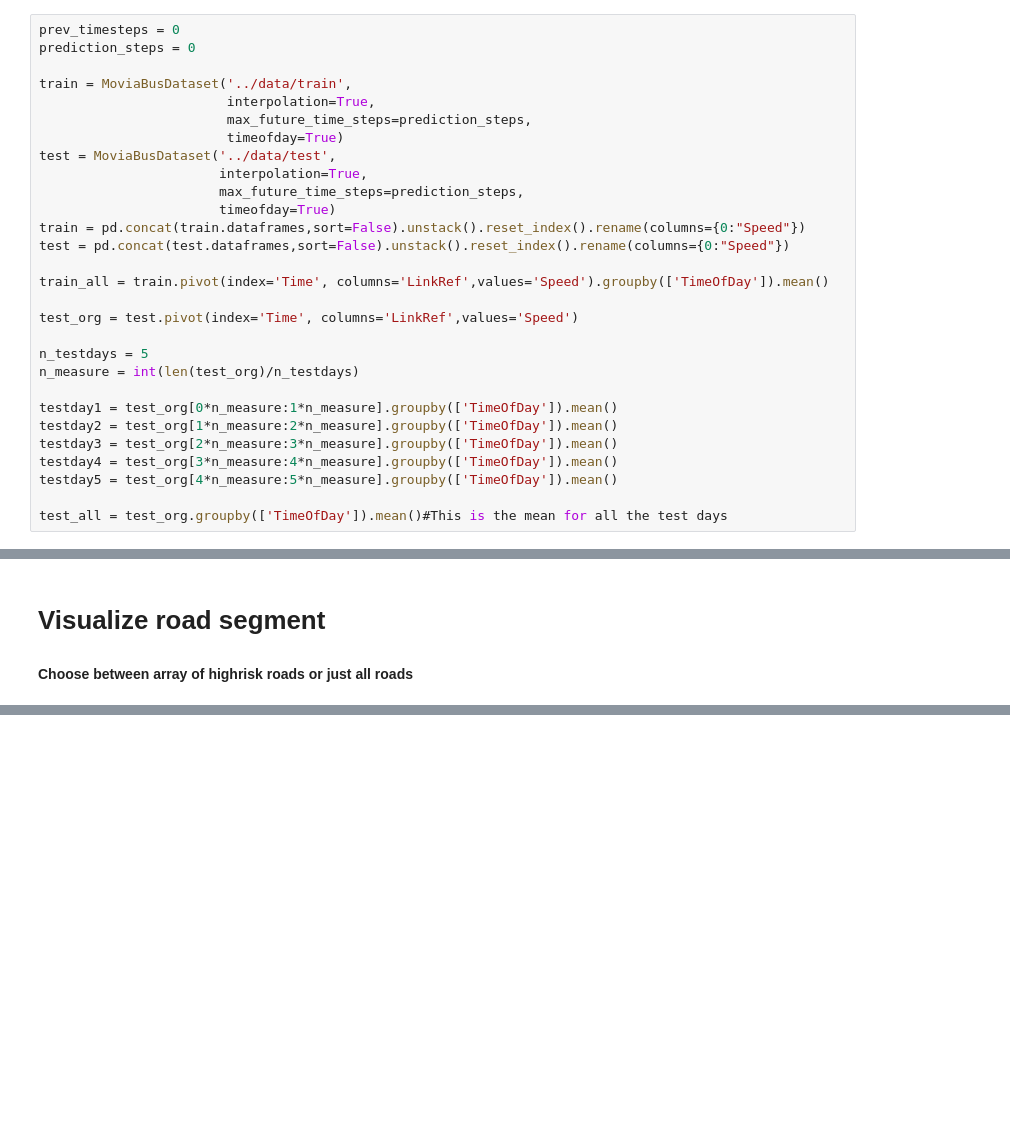
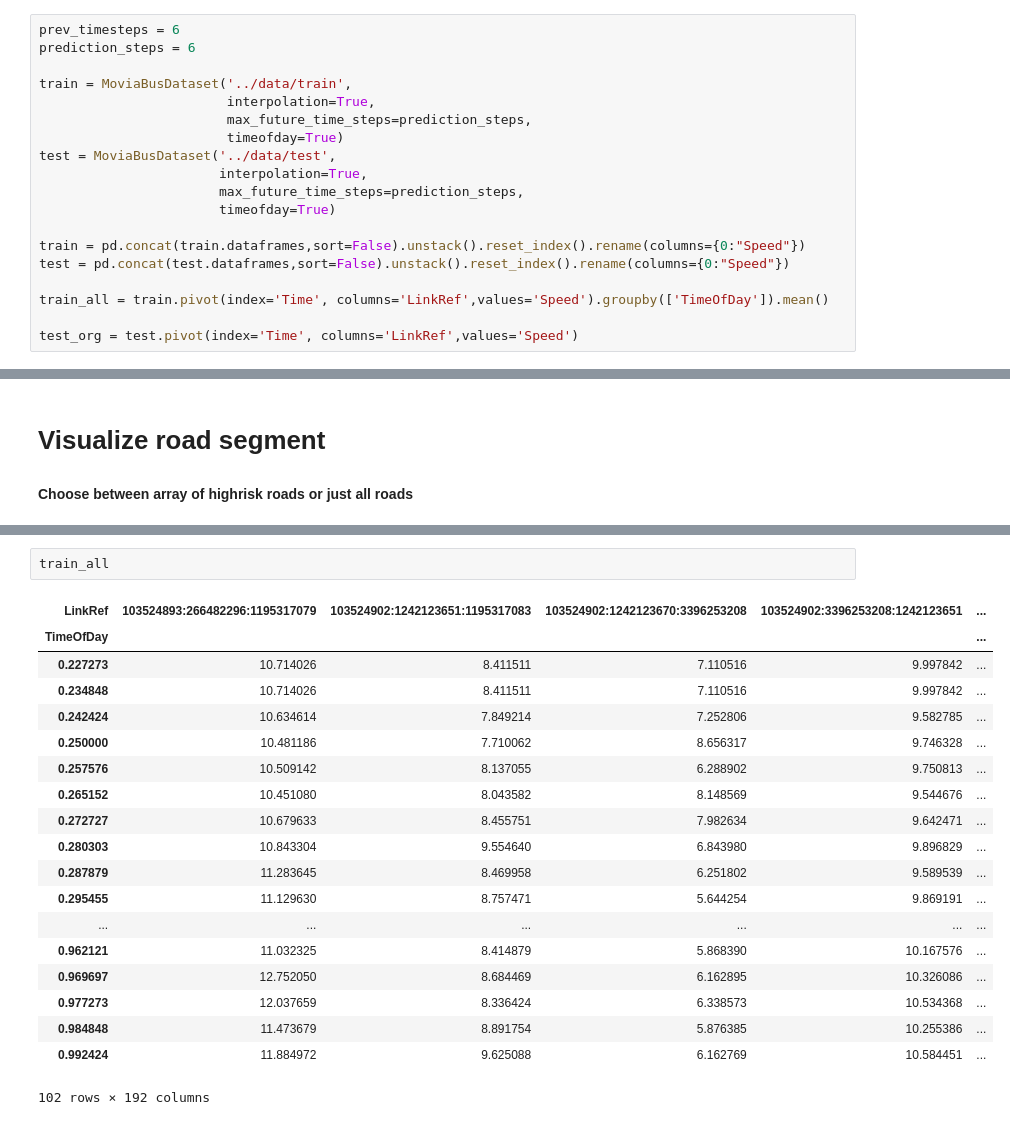
Before and after one commit to intelligenttrafficforecasting/busmodders, a Jupyter notebook: misc/Historical mean - New results.ipynb, the cells around one changed output, grey strips where cells are left out. Cells and saved outputs as stored; diff of their text form; blank space fills up the shorter version.

```diff
--- a/misc/Historical mean - New results.ipynb
+++ b/misc/Historical mean - New results.ipynb
@@ -6,8 +6,8 @@ import pandas as pd
 from MoviaBusDataset import MoviaBusDataset
 import matplotlib.pyplot as plt
 # %%
-prev_timesteps = 0
-prediction_steps = 0
+prev_timesteps = 6
+prediction_steps = 6
 
 train = MoviaBusDataset('../data/train',
                         interpolation=True,
@@ -17,20 +17,10 @@ test = MoviaBusDataset('../data/test',
                        interpolation=True,
                        max_future_time_steps=prediction_steps,
                        timeofday=True)
+
 train = pd.concat(train.dataframes,sort=False).unstack().reset_index().rename(columns={0:"Speed"})
 test = pd.concat(test.dataframes,sort=False).unstack().reset_index().rename(columns={0:"Speed"})
 
 train_all = train.pivot(index='Time', columns='LinkRef',values='Speed').groupby(['TimeOfDay']).mean()
 
 test_org = test.pivot(index='Time', columns='LinkRef',values='Speed')
-
-n_testdays = 5
-n_measure = int(len(test_org)/n_testdays)
-
-testday1 = test_org[0*n_measure:1*n_measure].groupby(['TimeOfDay']).mean()
-testday2 = test_org[1*n_measure:2*n_measure].groupby(['TimeOfDay']).mean()
-testday3 = test_org[2*n_measure:3*n_measure].groupby(['TimeOfDay']).mean()
-testday4 = test_org[3*n_measure:4*n_measure].groupby(['TimeOfDay']).mean()
-testday5 = test_org[4*n_measure:5*n_measure].groupby(['TimeOfDay']).mean()
-
-test_all = test_org.groupby(['TimeOfDay']).mean()#This is the mean for all the test days
@@ -269,0 +285,22 @@ plot_mean_speed(train_all.mean(1),testday2.values[road],time_index,'Test day 5 r
+# %%
+train_all
+# %% [output]
+| LinkRef | 103524893:266482296:1195317079 | 103524902:1242123651:1195317083 | 103524902:1242123670:3396253208 | 103524902:3396253208:1242123651 | ... |
+| TimeOfDay |  |  |  |  | ... |
+| 0.227273 | 10.714026 | 8.411511 | 7.110516 | 9.997842 | ... |
+| 0.234848 | 10.714026 | 8.411511 | 7.110516 | 9.997842 | ... |
+| 0.242424 | 10.634614 | 7.849214 | 7.252806 | 9.582785 | ... |
+| 0.250000 | 10.481186 | 7.710062 | 8.656317 | 9.746328 | ... |
+| 0.257576 | 10.509142 | 8.137055 | 6.288902 | 9.750813 | ... |
+| 0.265152 | 10.451080 | 8.043582 | 8.148569 | 9.544676 | ... |
+| 0.272727 | 10.679633 | 8.455751 | 7.982634 | 9.642471 | ... |
+| 0.280303 | 10.843304 | 9.554640 | 6.843980 | 9.896829 | ... |
+| 0.287879 | 11.283645 | 8.469958 | 6.251802 | 9.589539 | ... |
+| 0.295455 | 11.129630 | 8.757471 | 5.644254 | 9.869191 | ... |
+| ... | ... | ... | ... | ... | ... |
+| 0.962121 | 11.032325 | 8.414879 | 5.868390 | 10.167576 | ... |
+| 0.969697 | 12.752050 | 8.684469 | 6.162895 | 10.326086 | ... |
+| 0.977273 | 12.037659 | 8.336424 | 6.338573 | 10.534368 | ... |
+| 0.984848 | 11.473679 | 8.891754 | 5.876385 | 10.255386 | ... |
+| 0.992424 | 11.884972 | 9.625088 | 6.162769 | 10.584451 | ... |
+102 rows × 192 columns
```
Also changed, not shown: parts of 9 cells of this notebook, 4 other files.
